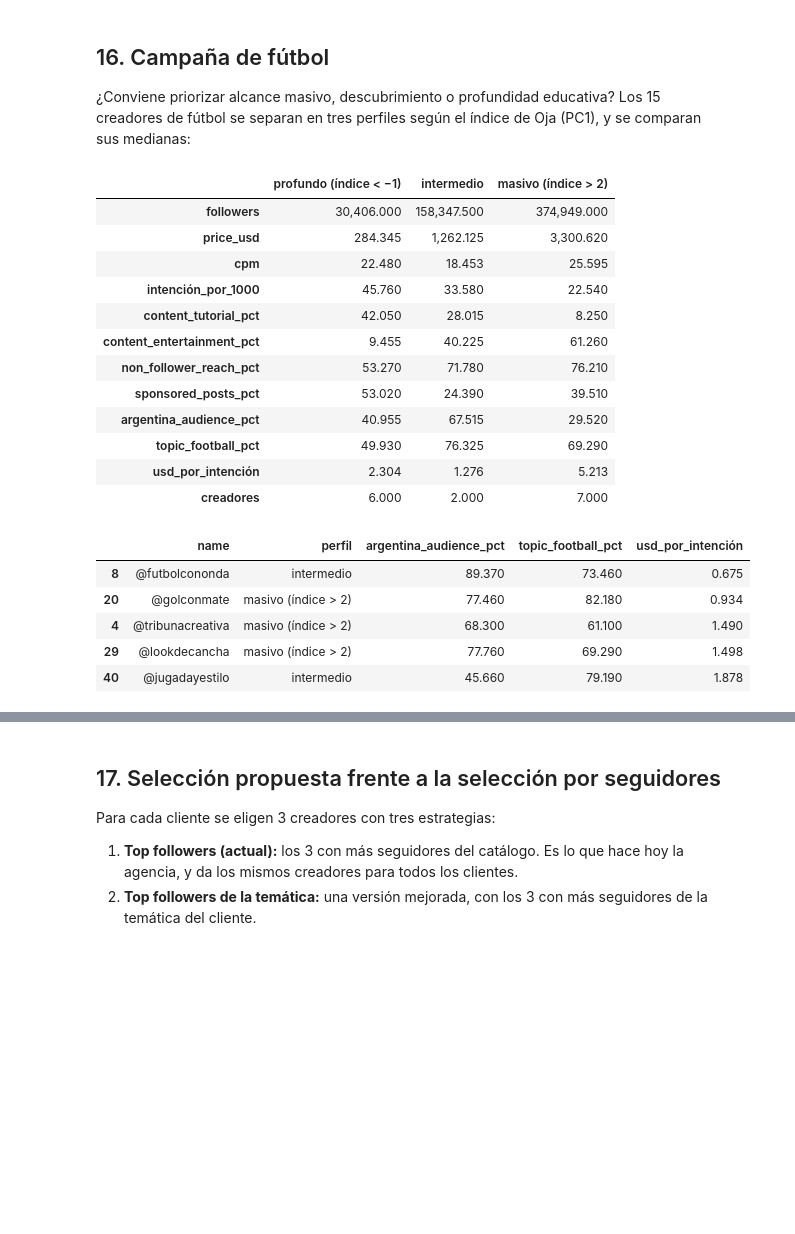
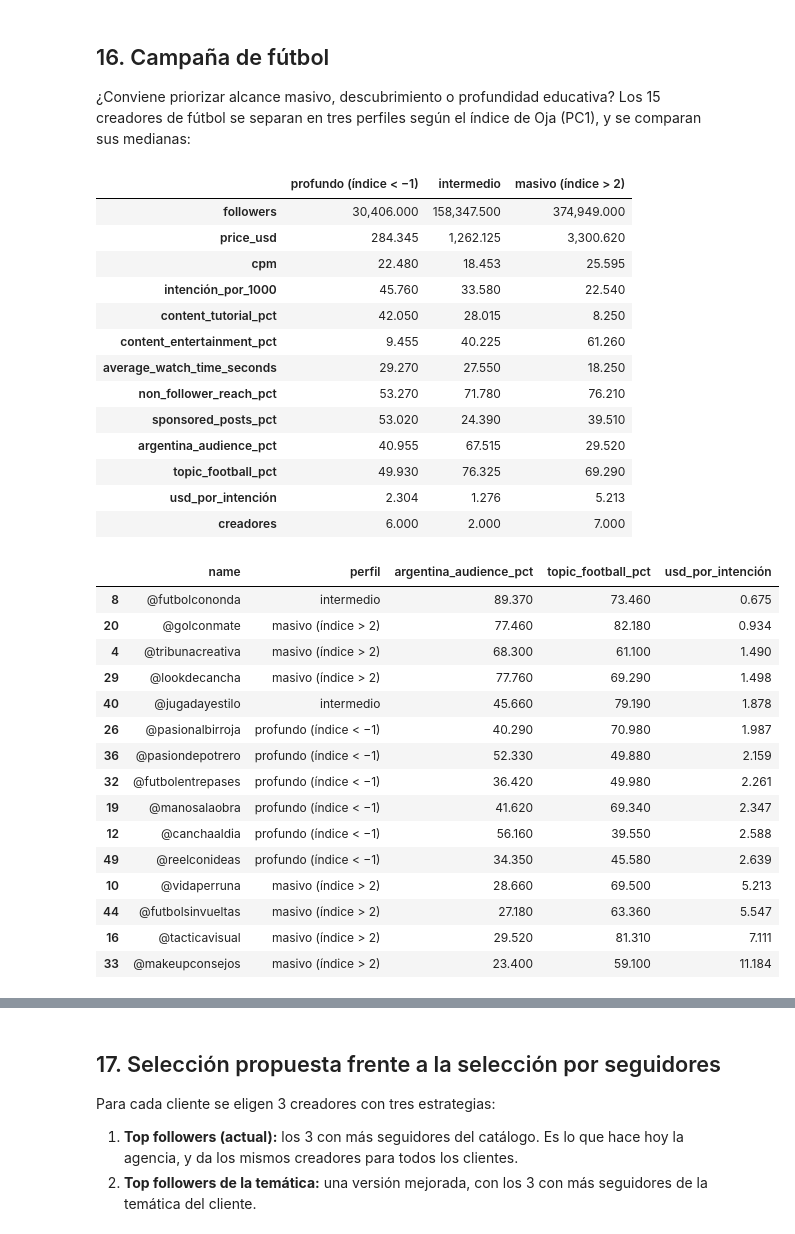
Before and after one commit to yakdudi12/DIAO2A, a Jupyter notebook: TP4/ejercicio1.ipynb, the cells around one changed output, grey strips where cells are left out. Drawn from its saved outputs; the diff is of its cells as text; code cells hidden in the pictures; blank space fills up the shorter version.

```diff
--- a/TP4/ejercicio1.ipynb
+++ b/TP4/ejercicio1.ipynb
@@ -61,6 +68,7 @@ from preprocessing import (FEATURE_GROUPS, check_derived, composition_sums, find
                            load_creators, prepare_features)
 
 pd.set_option("display.float_format", lambda v: f"{v:,.3f}")
+pd.set_option("display.max_colwidth", None)
 plots.set_style()
 
 DATA_PATH = find_data_path()
@@ -592,35 +605,46 @@ football_table = df.loc[football].assign(
     cpm=df["price_usd"] / df["average_reach"] * 1000,
     intención_por_1000=df["saves_per_1000"] + df["comments_per_1000"] + df["profile_visits_per_1000"],
     usd_por_intención=football_metrics[campaigns.OBJECTIVES["intención"]],
 )
 summary_columns = ["followers", "price_usd", "cpm", "intención_por_1000", "content_tutorial_pct",
-                   "content_entertainment_pct", "non_follower_reach_pct", "sponsored_posts_pct",
-                   "argentina_audience_pct", "topic_football_pct", "usd_por_intención"]
+                   "content_entertainment_pct", "average_watch_time_seconds", "non_follower_reach_pct",
+                   "sponsored_posts_pct", "argentina_audience_pct", "topic_football_pct", "usd_por_intención"]
 football_summary = football_table.groupby(football_profile, observed=True)[summary_columns].median().T
 football_summary.loc["creadores"] = football_profile.value_counts()
 display(football_summary)
 display(football_table.assign(perfil=football_profile)
         .sort_values("usd_por_intención")[["name", "perfil", "argentina_audience_pct",
-                                          "topic_football_pct", "usd_por_intención"]].head(5))
+                                          "topic_football_pct", "usd_por_intención"]])
 # %% [output]
 |  | profundo (índice < −1) | intermedio | masivo (índice > 2) |
 | followers | 30,406.000 | 158,347.500 | 374,949.000 |
 | price_usd | 284.345 | 1,262.125 | 3,300.620 |
 | cpm | 22.480 | 18.453 | 25.595 |
 | intención_por_1000 | 45.760 | 33.580 | 22.540 |
 | content_tutorial_pct | 42.050 | 28.015 | 8.250 |
 | content_entertainment_pct | 9.455 | 40.225 | 61.260 |
+| average_watch_time_seconds | 29.270 | 27.550 | 18.250 |
 | non_follower_reach_pct | 53.270 | 71.780 | 76.210 |
 | sponsored_posts_pct | 53.020 | 24.390 | 39.510 |
 | argentina_audience_pct | 40.955 | 67.515 | 29.520 |
 | topic_football_pct | 49.930 | 76.325 | 69.290 |
 | usd_por_intención | 2.304 | 1.276 | 5.213 |
 | creadores | 6.000 | 2.000 | 7.000 |
 |  | name | perfil | argentina_audience_pct | topic_football_pct | usd_por_intención |
 | 8 | @futbolcononda | intermedio | 89.370 | 73.460 | 0.675 |
 | 20 | @golconmate | masivo (índice > 2) | 77.460 | 82.180 | 0.934 |
 | 4 | @tribunacreativa | masivo (índice > 2) | 68.300 | 61.100 | 1.490 |
 | 29 | @lookdecancha | masivo (índice > 2) | 77.760 | 69.290 | 1.498 |
 | 40 | @jugadayestilo | intermedio | 45.660 | 79.190 | 1.878 |
+| 26 | @pasionalbirroja | profundo (índice < −1) | 40.290 | 70.980 | 1.987 |
+| 36 | @pasiondepotrero | profundo (índice < −1) | 52.330 | 49.880 | 2.159 |
+| 32 | @futbolentrepases | profundo (índice < −1) | 36.420 | 49.980 | 2.261 |
+| 19 | @manosalaobra | profundo (índice < −1) | 41.620 | 69.340 | 2.347 |
+| 12 | @canchaaldia | profundo (índice < −1) | 56.160 | 39.550 | 2.588 |
+| 49 | @reelconideas | profundo (índice < −1) | 34.350 | 45.580 | 2.639 |
+| 10 | @vidaperruna | masivo (índice > 2) | 28.660 | 69.500 | 5.213 |
+| 44 | @futbolsinvueltas | masivo (índice > 2) | 27.180 | 63.360 | 5.547 |
+| 16 | @tacticavisual | masivo (índice > 2) | 29.520 | 81.310 | 7.111 |
+| 33 | @makeupconsejos | masivo (índice > 2) | 23.400 | 59.100 | 11.184 |
 # %% [markdown]
 - **Profundidad educativa** (índice < −1): tiene la mejor tasa de intención (≈ 46 guardados, comentarios y visitas por cada 1000 cuentas), más tutoriales y más tiempo de reproducción. Pero sus creadores son chicos, sólo la mitad de su contenido es fútbol, menos de la mitad de su audiencia está en Argentina y más de la mitad de sus publicaciones ya son patrocinadas. Por cada dólar llegan a pocos hinchas argentinos.
```
Also changed, not shown: parts of 14 cells of this notebook, 2 other files.
